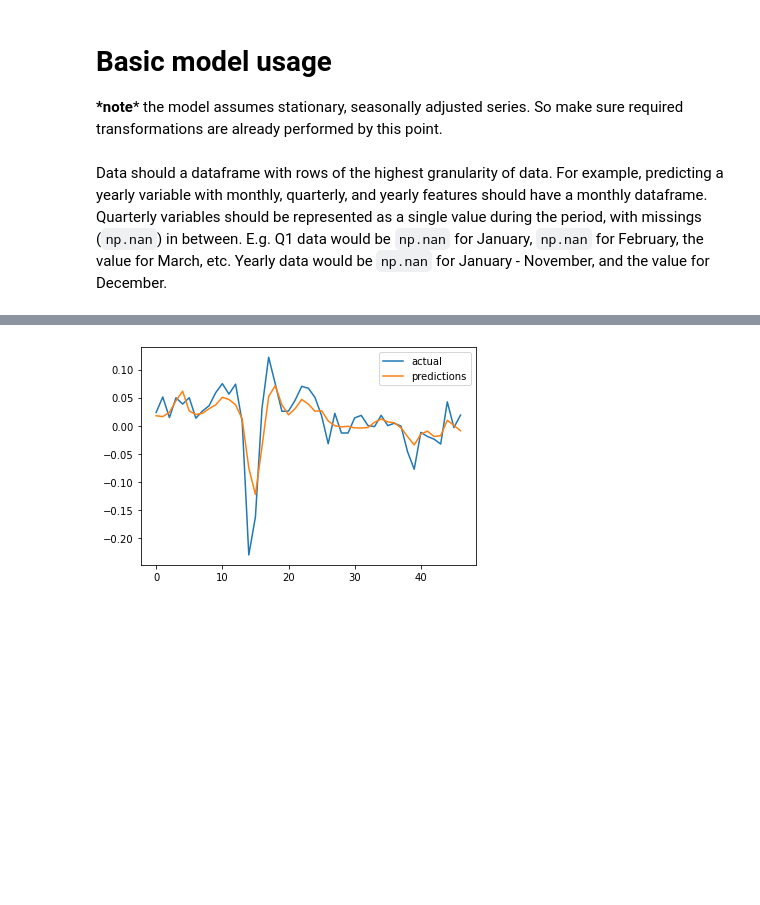
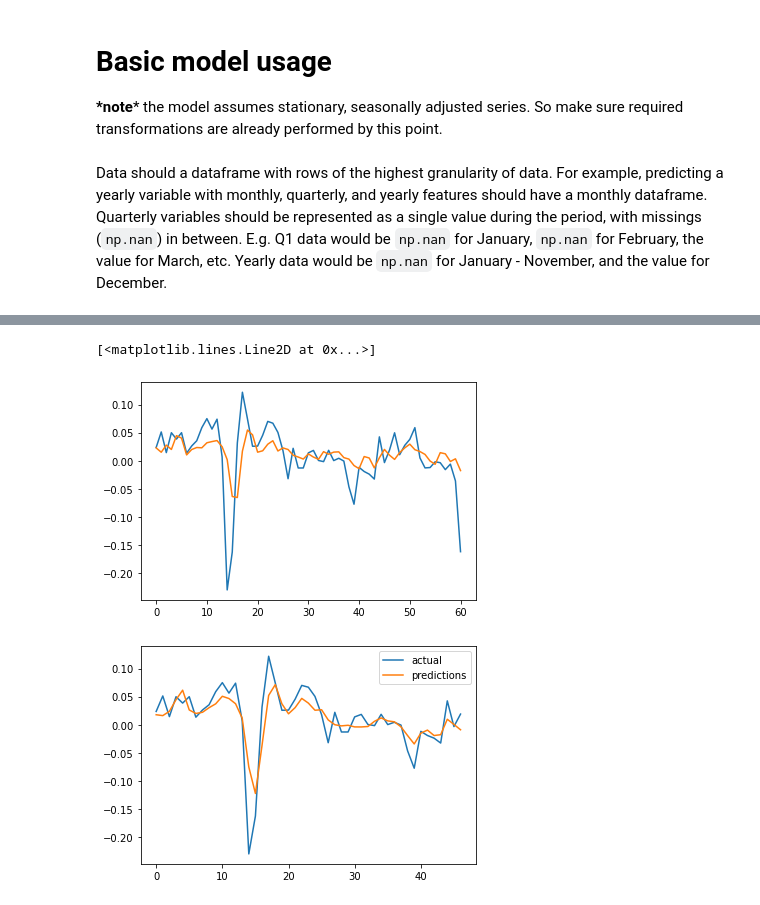
Before and after one commit to dhopp1/nowcast_lstm, a Jupyter notebook: nowcast_lstm_example.ipynb, the cells around one changed output, grey strips where cells are left out. Saved outputs shown, nothing was run; the diff lists cells and outputs as text; code cells hidden in the pictures; blank space fills up the shorter version.

```diff
--- a/nowcast_lstm_example.ipynb
+++ b/nowcast_lstm_example.ipynb
@@ -42,3 +57,9 @@ plt.plot(preds)
+# %%
+plt.plot(rag.actuals)
+plt.plot(rag.predictions)
+# %% [output]
+[<matplotlib.lines.Line2D at 0x...>]
+[figure, added]
 # %%
 # training and test datasets
 training = data.loc[:len(data)*0.8,:]
```
Also changed, not shown: parts of 6 cells of this notebook, 3 other files.
